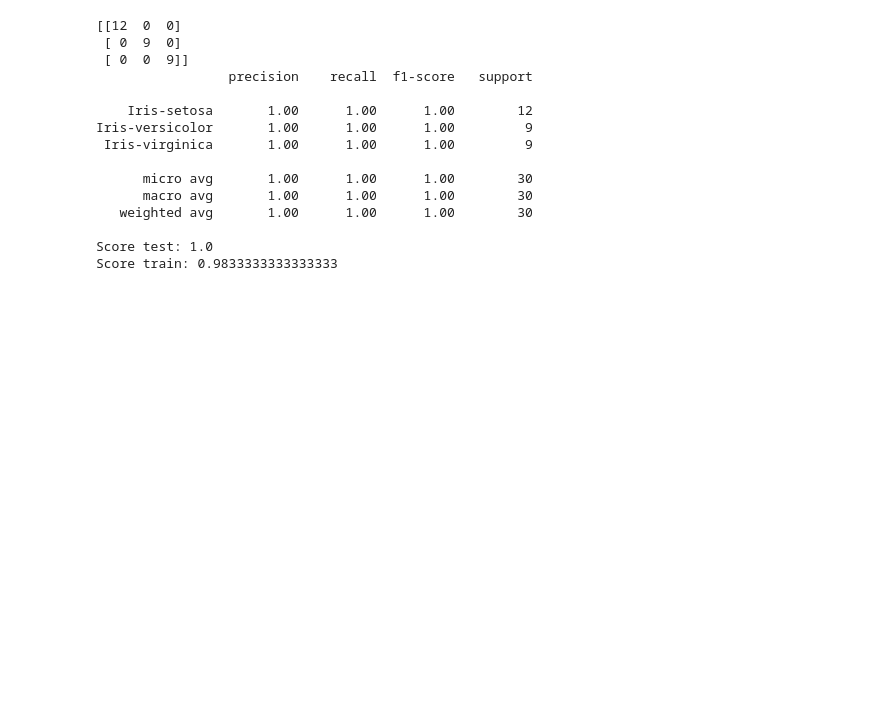
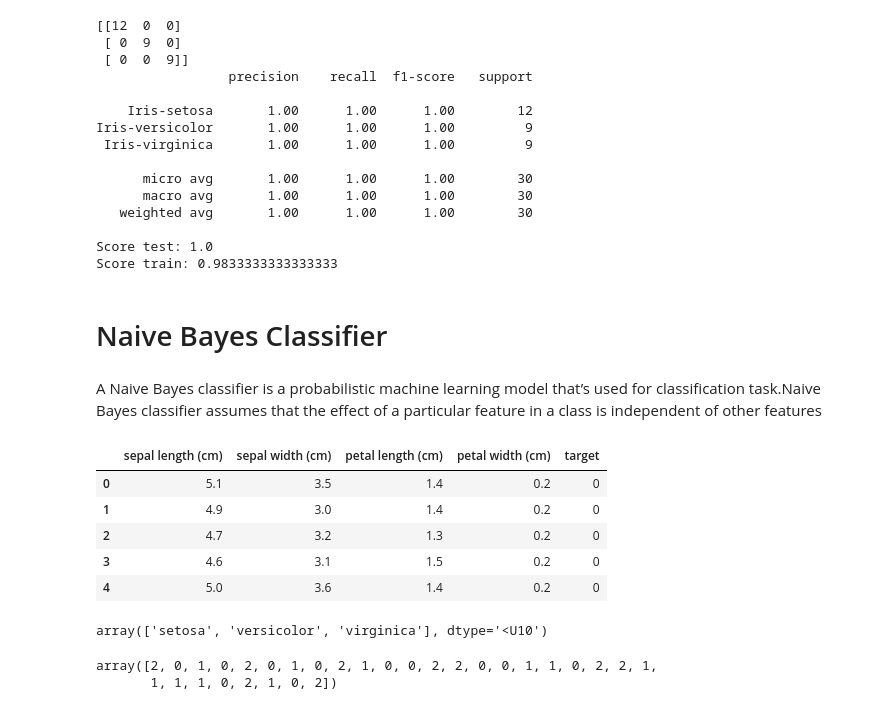
Before and after one commit to alaasalmo/DataScience, a Jupyter notebook: machine_learning/supervised_machine_learning_examples.ipynb, the cells around one changed output. Saved outputs shown, nothing was run; the diff lists cells and outputs as text; code cells hidden in the pictures; blank space fills up the shorter version.

Commit message:
added machine learning

```diff
--- a/machine_learning/supervised_machine_learning_examples.ipynb
+++ b/machine_learning/supervised_machine_learning_examples.ipynb
@@ -448,3 +448,28 @@ Iris-versicolor       1.00      1.00      1.00         9
 
 Score test: 1.0
 Score train: 0.9833333333333333
+# %% [markdown]
+# Naive Bayes Classifier
+# %% [markdown]
+A Naive Bayes classifier is a probabilistic machine learning model that’s used for classification task.Naive Bayes classifier assumes that the effect of a particular feature in a class is independent of other features
+# %%
+from sklearn import datasets
+import pandas as pd
+
+# load iris dataset
+iris = datasets.load_iris()
+irisDF = pd.DataFrame(iris.data, columns=iris.feature_names)
+irisDF['target']=iris.target
+irisDF.head(5)
+# %% [output]
+|  | sepal length (cm) | sepal width (cm) | petal length (cm) | petal width (cm) | target |
+| 0 | 5.1 | 3.5 | 1.4 | 0.2 | 0 |
+| 1 | 4.9 | 3.0 | 1.4 | 0.2 | 0 |
+| 2 | 4.7 | 3.2 | 1.3 | 0.2 | 0 |
+| 3 | 4.6 | 3.1 | 1.5 | 0.2 | 0 |
+| 4 | 5.0 | 3.6 | 1.4 | 0.2 | 0 |
+# %%
+#iris.target.unique
+iris.target_names
+# %% [output]
+array(['setosa', 'versicolor', 'virginica'], dtype='<U10')
@@ -450,0 +485,9 @@ Score train: 0.9833333333333333
+# %%
+from sklearn.naive_bayes import GaussianNB
+clf = GaussianNB()
+clf.fit(X_train, y_train)
+target_pred = clf.predict(X_test)
+target_pred
+# %% [output]
+array([2, 0, 1, 0, 2, 0, 1, 0, 2, 1, 0, 0, 2, 2, 0, 0, 1, 1, 0, 2, 2, 1,
+       1, 1, 1, 0, 2, 1, 0, 2])
```
Also changed, not shown: parts of 14 cells of this notebook, 1 other file.
